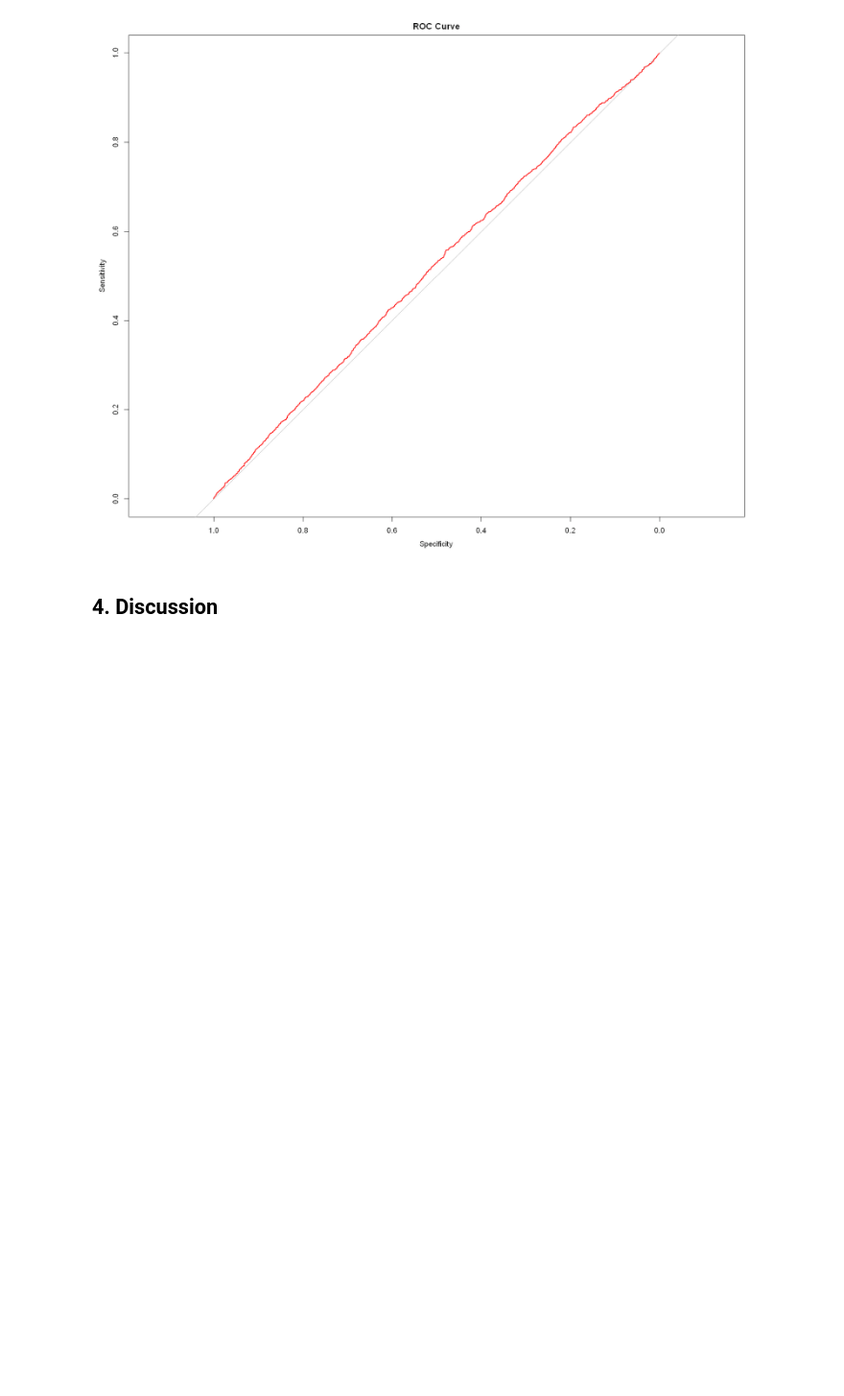
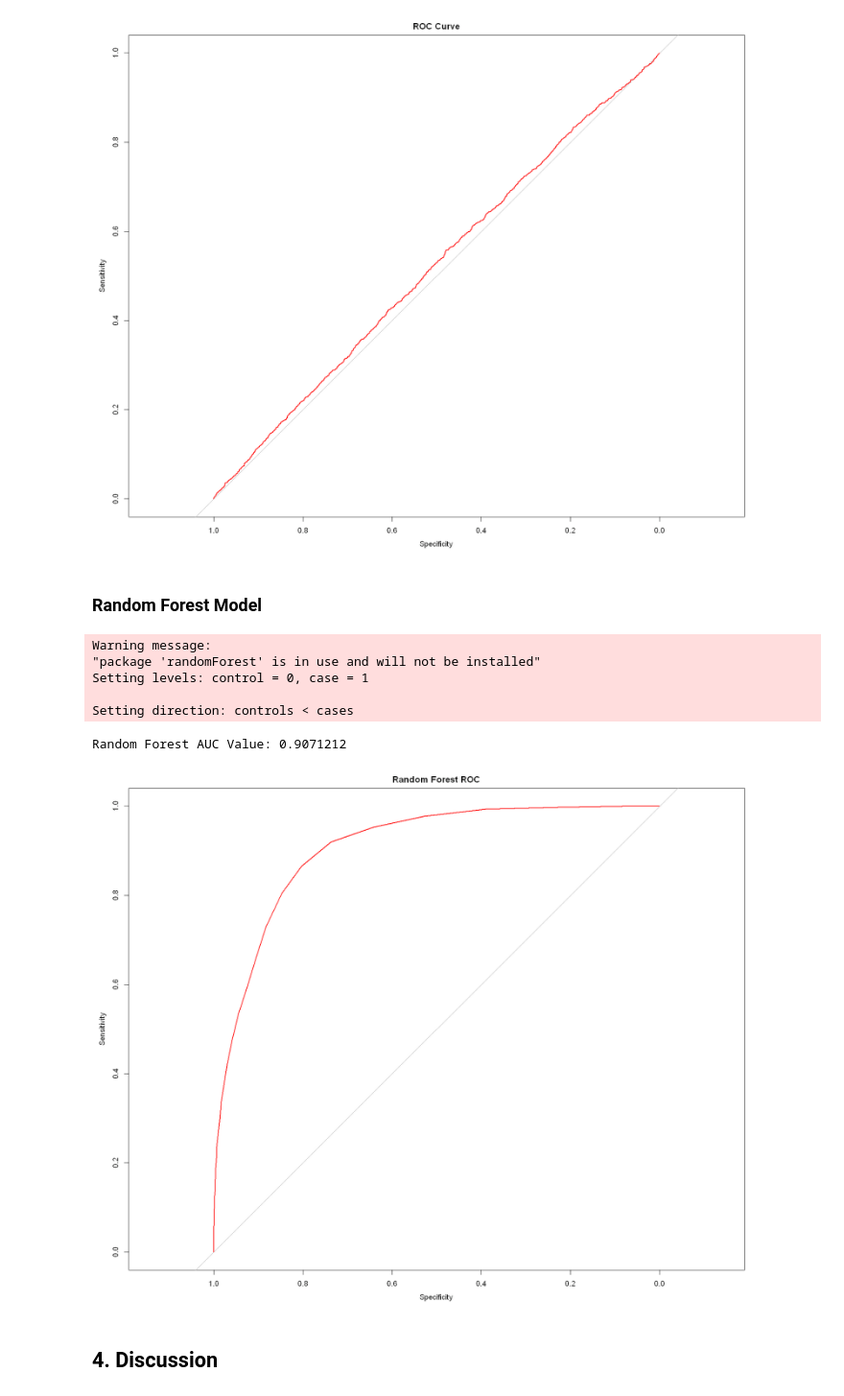
Before and after one commit to DSCI-310-2025/dsci-310-group-15, a Jupyter notebook: heart-attack-prediction-analysis.ipynb, the cells around one changed output. Shown: that part at 96% size. Drawn from its saved outputs; the diff is of its cells as text; code cells hidden in the pictures; blank space fills up the shorter version.

Commit message:
Add Random Forest Model in Part 3"

```diff
--- a/heart-attack-prediction-analysis.ipynb
+++ b/heart-attack-prediction-analysis.ipynb
@@ -408,6 +378,37 @@ Setting levels: control = 0, case = 1
 Setting direction: controls < cases
 AUC Value: 0.5188081
 [figure]
+# %% [markdown]
+### Random Forest Model
+# %%
+# Random Forest Model
+
+train_data$Heart_Attack_Risk <- as.factor(train_data$Heart_Attack_Risk)
+test_data$Heart_Attack_Risk <- as.factor(test_data$Heart_Attack_Risk)
+
+set.seed(123)
+rf_model <- randomForest(
+    Heart_Attack_Risk ~ .,
+    data = train_data,
+    ntree = 150,
+    mtry = 1
+)
+
+predicted_prob_rf <- predict(rf_model, newdata = test_data, type = "prob")[, 2]
+
+roc_curve_rf <- roc(test_data$Heart_Attack_Risk, predicted_prob_rf)
+auc_value_rf <- auc(roc_curve_rf)
+cat("Random Forest AUC Value:", auc_value_rf, "\n")
+
+plot(roc_curve_rf, main = "Random Forest ROC", col = 'red', lwd = 2)
+# %% [output]
+Warning message:
+"package 'randomForest' is in use and will not be installed"
+Setting levels: control = 0, case = 1
+
+Setting direction: controls < cases
+Random Forest AUC Value: 0.9071212
+[figure, added]
 # %% [markdown]
 ## 4. Discussion
 # %% [markdown]
```
Also changed, not shown: parts of 2 cells of this notebook.
